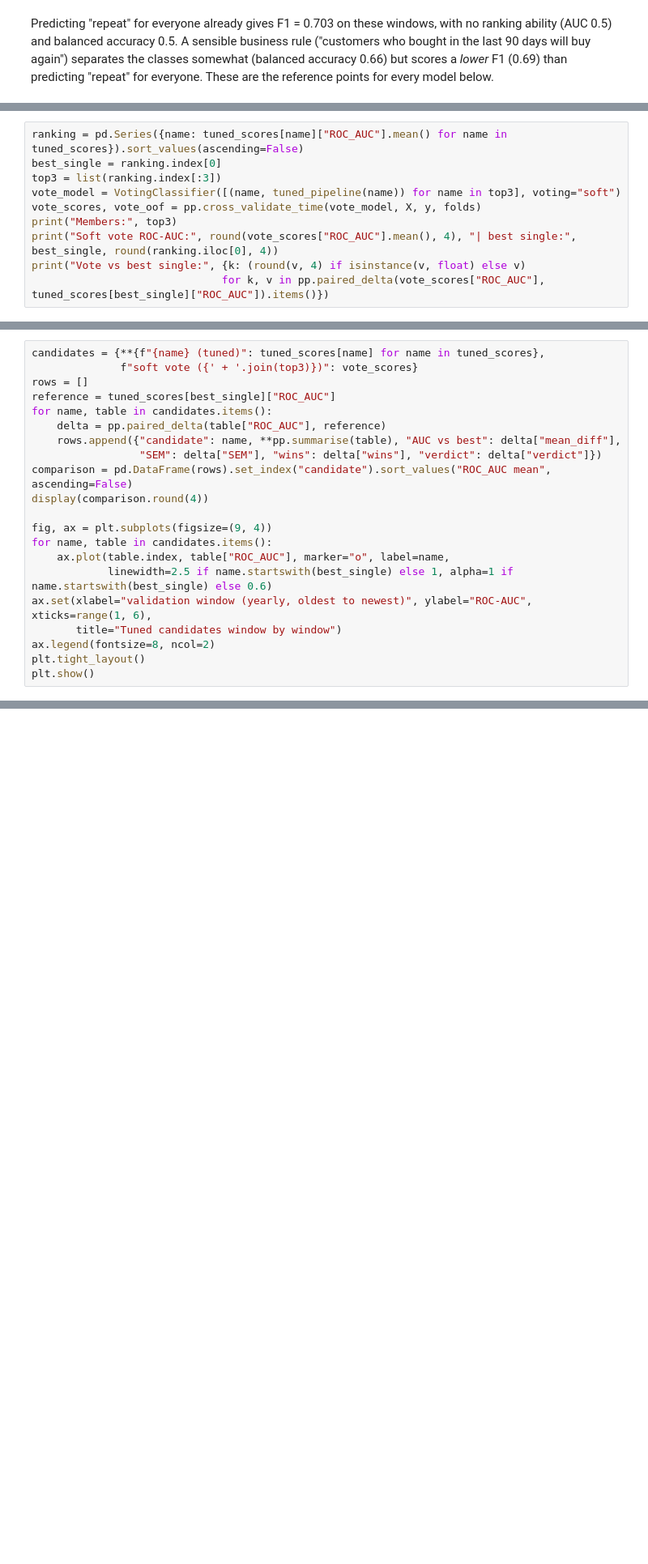
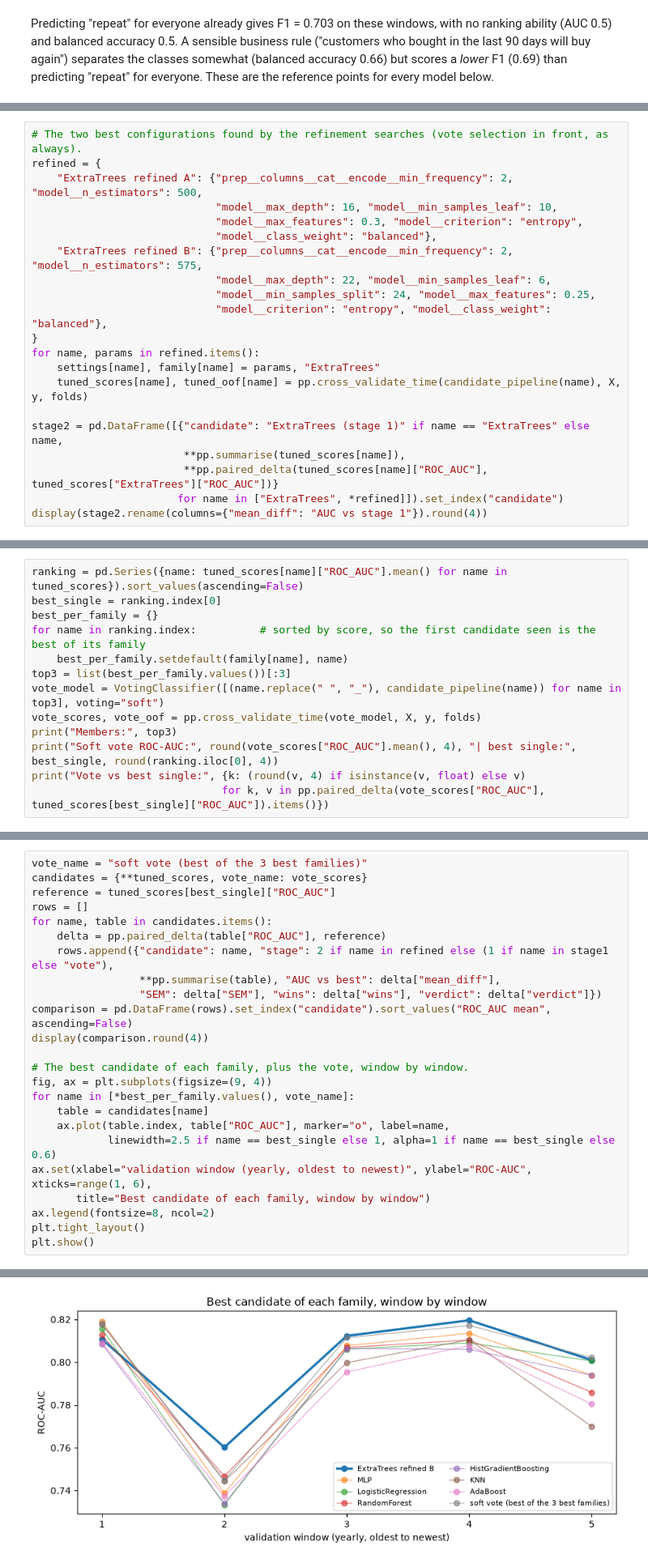
Before and after one commit to GoncaloGouveia04/ML_Project, a Jupyter notebook: notebooks/04_Modelling_and_Optimisation.ipynb, the cells around one changed output, grey strips where cells are left out. Shown at 81% size. Saved outputs shown, nothing was run; the diff lists cells and outputs as text; blank space fills up the shorter version.

Commit message:
Review of the methodology against the class material (tuning protocol, holdout use, calibration splits)

```diff
--- a/notebooks/04_Modelling_and_Optimisation.ipynb
+++ b/notebooks/04_Modelling_and_Optimisation.ipynb
@@ -348,0 +307,21 @@ display(effect.round(4))
+# %%
+# The two best configurations found by the refinement searches (vote selection in front, as always).
+refined = {
+    "ExtraTrees refined A": {"prep__columns__cat__encode__min_frequency": 2, "model__n_estimators": 500,
+                             "model__max_depth": 16, "model__min_samples_leaf": 10,
+                             "model__max_features": 0.3, "model__criterion": "entropy",
+                             "model__class_weight": "balanced"},
+    "ExtraTrees refined B": {"prep__columns__cat__encode__min_frequency": 2, "model__n_estimators": 575,
+                             "model__max_depth": 22, "model__min_samples_leaf": 6,
+                             "model__min_samples_split": 24, "model__max_features": 0.25,
+                             "model__criterion": "entropy", "model__class_weight": "balanced"},
+}
+for name, params in refined.items():
+    settings[name], family[name] = params, "ExtraTrees"
+    tuned_scores[name], tuned_oof[name] = pp.cross_validate_time(candidate_pipeline(name), X, y, folds)
+
+stage2 = pd.DataFrame([{"candidate": "ExtraTrees (stage 1)" if name == "ExtraTrees" else name,
+                        **pp.summarise(tuned_scores[name]),
+                        **pp.paired_delta(tuned_scores[name]["ROC_AUC"], tuned_scores["ExtraTrees"]["ROC_AUC"])}
+                       for name in ["ExtraTrees", *refined]]).set_index("candidate")
+display(stage2.rename(columns={"mean_diff": "AUC vs stage 1"}).round(4))
@@ -354,8 +340,11 @@ Soft voting averages the probabilities of several tuned pipelines (week 11). It
 # %%
 ranking = pd.Series({name: tuned_scores[name]["ROC_AUC"].mean() for name in tuned_scores}).sort_values(ascending=False)
 best_single = ranking.index[0]
-top3 = list(ranking.index[:3])
-vote_model = VotingClassifier([(name, tuned_pipeline(name)) for name in top3], voting="soft")
+best_per_family = {}
+for name in ranking.index:          # sorted by score, so the first candidate seen is the best of its family
+    best_per_family.setdefault(family[name], name)
+top3 = list(best_per_family.values())[:3]
+vote_model = VotingClassifier([(name.replace(" ", "_"), candidate_pipeline(name)) for name in top3], voting="soft")
 vote_scores, vote_oof = pp.cross_validate_time(vote_model, X, y, folds)
 print("Members:", top3)
 print("Soft vote ROC-AUC:", round(vote_scores["ROC_AUC"].mean(), 4), "| best single:", best_single, round(ranking.iloc[0], 4))
@@ -368,21 +361,25 @@ The soft vote of extra trees, MLP and logistic regression reaches 0.7984, slight
 # %%
-candidates = {**{f"{name} (tuned)": tuned_scores[name] for name in tuned_scores},
-              f"soft vote ({' + '.join(top3)})": vote_scores}
+vote_name = "soft vote (best of the 3 best families)"
+candidates = {**tuned_scores, vote_name: vote_scores}
+reference = tuned_scores[best_single]["ROC_AUC"]
 rows = []
-reference = tuned_scores[best_single]["ROC_AUC"]
 for name, table in candidates.items():
     delta = pp.paired_delta(table["ROC_AUC"], reference)
-    rows.append({"candidate": name, **pp.summarise(table), "AUC vs best": delta["mean_diff"],
+    rows.append({"candidate": name, "stage": 2 if name in refined else (1 if name in stage1 else "vote"),
+                 **pp.summarise(table), "AUC vs best": delta["mean_diff"],
                  "SEM": delta["SEM"], "wins": delta["wins"], "verdict": delta["verdict"]})
 comparison = pd.DataFrame(rows).set_index("candidate").sort_values("ROC_AUC mean", ascending=False)
 display(comparison.round(4))
 
+# The best candidate of each family, plus the vote, window by window.
 fig, ax = plt.subplots(figsize=(9, 4))
-for name, table in candidates.items():
+for name in [*best_per_family.values(), vote_name]:
+    table = candidates[name]
     ax.plot(table.index, table["ROC_AUC"], marker="o", label=name,
-            linewidth=2.5 if name.startswith(best_single) else 1, alpha=1 if name.startswith(best_single) else 0.6)
+            linewidth=2.5 if name == best_single else 1, alpha=1 if name == best_single else 0.6)
 ax.set(xlabel="validation window (yearly, oldest to newest)", ylabel="ROC-AUC", xticks=range(1, 6),
-       title="Tuned candidates window by window")
+       title="Best candidate of each family, window by window")
 ax.legend(fontsize=8, ncol=2)
 plt.tight_layout()
 plt.show()
+# %% [output]
@@ -389 +398,2 @@ plt.show()
+[figure, added]
 # %% [markdown]
```
Also changed, not shown: parts of 28 cells of this notebook, 19 other files.
